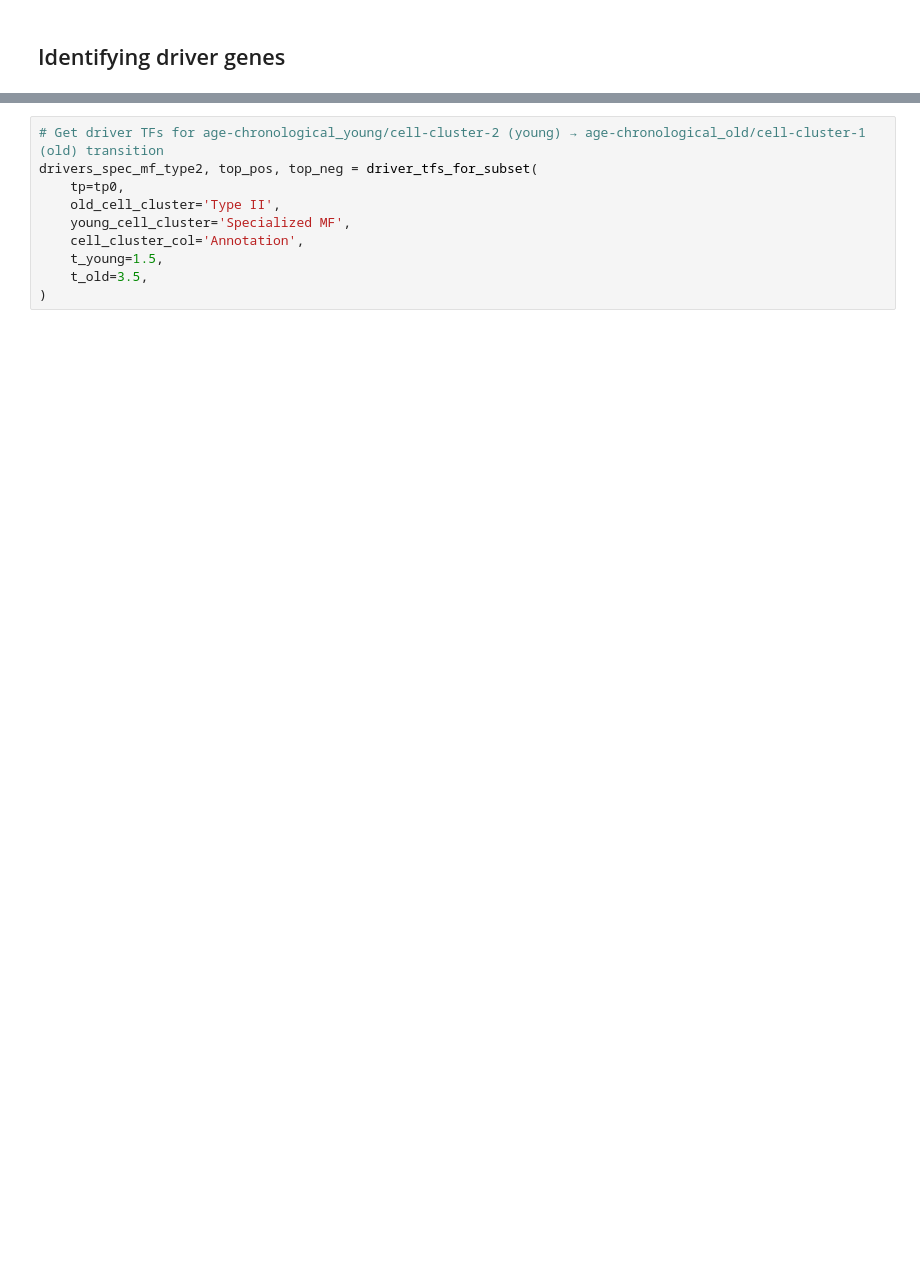
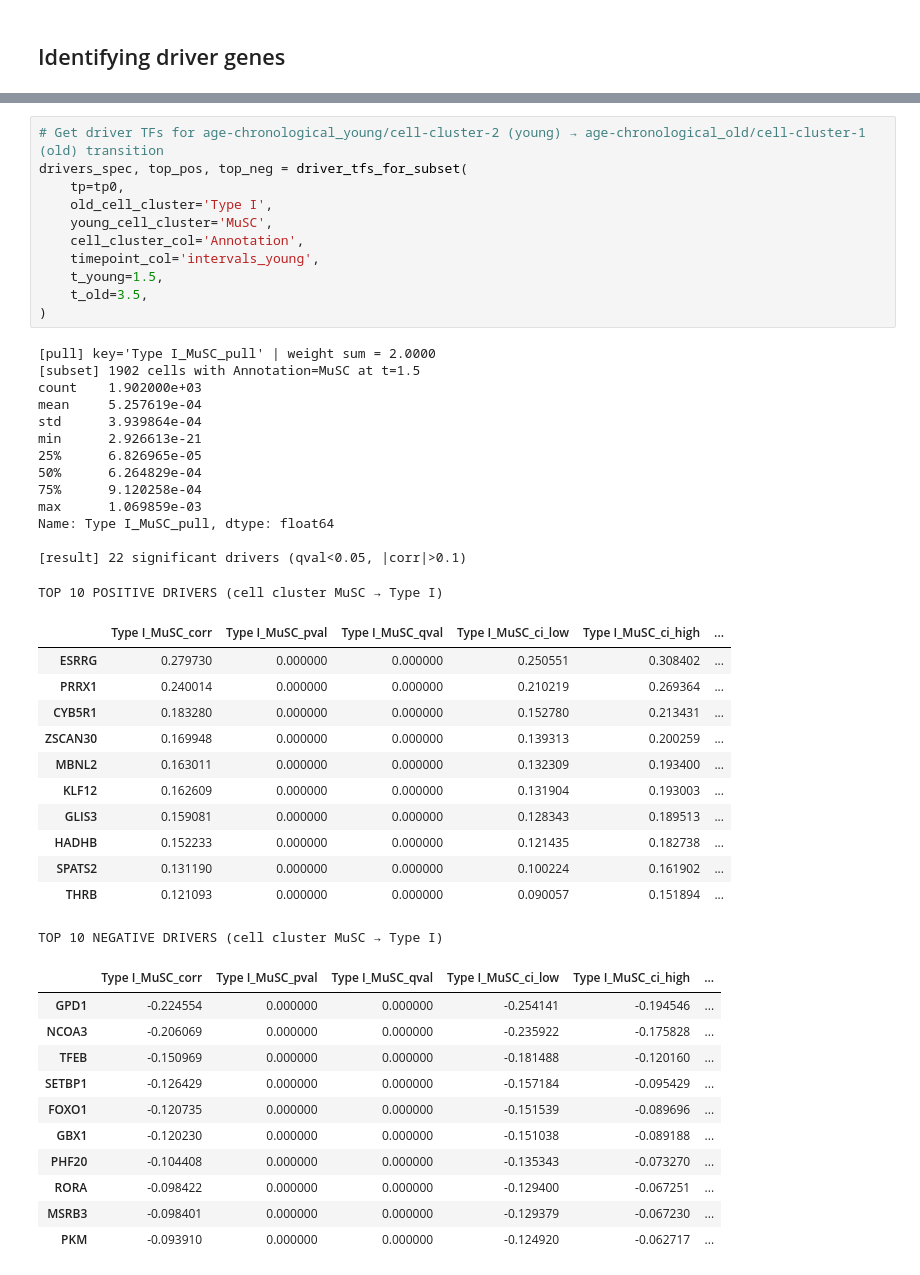
Before and after one commit to sachha-naksha/moscot_analysis, a Jupyter notebook: ageing_skm.ipynb, the cells around one changed output, grey strips where cells are left out. Saved outputs shown, nothing was run; the diff lists cells and outputs as text; blank space fills up the shorter version.

```diff
--- a/ageing_skm.ipynb
+++ b/ageing_skm.ipynb
@@ -578,10 +506,49 @@ sc.pp.log1p(tp0.adata)
 # %%
 # Get driver TFs for age-chronological_young/cell-cluster-2 (young) → age-chronological_old/cell-cluster-1 (old) transition
-drivers_spec_mf_type2, top_pos, top_neg = driver_tfs_for_subset(
+drivers_spec, top_pos, top_neg = driver_tfs_for_subset(
     tp=tp0,
-    old_cell_cluster='Type II',
-    young_cell_cluster='Specialized MF',
+    old_cell_cluster='Type I',
+    young_cell_cluster='MuSC',
     cell_cluster_col='Annotation',
+    timepoint_col='intervals_young',
     t_young=1.5,
     t_old=3.5,
 )
+# %% [output]
+[pull] key='Type I_MuSC_pull' | weight sum = 2.0000
+[subset] 1902 cells with Annotation=MuSC at t=1.5
+count    1.902000e+03
+mean     5.257619e-04
+std      3.939864e-04
+min      2.926613e-21
+25%      6.826965e-05
+50%      6.264829e-04
+75%      9.120258e-04
+max      1.069859e-03
+Name: Type I_MuSC_pull, dtype: float64
+
+[result] 22 significant drivers (qval<0.05, |corr|>0.1)
+TOP 10 POSITIVE DRIVERS (cell cluster MuSC → Type I)
+|  | Type I_MuSC_corr | Type I_MuSC_pval | Type I_MuSC_qval | Type I_MuSC_ci_low | Type I_MuSC_ci_high | ... |
+| ESRRG | 0.279730 | 0.000000 | 0.000000 | 0.250551 | 0.308402 | ... |
+| PRRX1 | 0.240014 | 0.000000 | 0.000000 | 0.210219 | 0.269364 | ... |
+| CYB5R1 | 0.183280 | 0.000000 | 0.000000 | 0.152780 | 0.213431 | ... |
+| ZSCAN30 | 0.169948 | 0.000000 | 0.000000 | 0.139313 | 0.200259 | ... |
+| MBNL2 | 0.163011 | 0.000000 | 0.000000 | 0.132309 | 0.193400 | ... |
+| KLF12 | 0.162609 | 0.000000 | 0.000000 | 0.131904 | 0.193003 | ... |
+| GLIS3 | 0.159081 | 0.000000 | 0.000000 | 0.128343 | 0.189513 | ... |
+| HADHB | 0.152233 | 0.000000 | 0.000000 | 0.121435 | 0.182738 | ... |
+| SPATS2 | 0.131190 | 0.000000 | 0.000000 | 0.100224 | 0.161902 | ... |
+| THRB | 0.121093 | 0.000000 | 0.000000 | 0.090057 | 0.151894 | ... |
+TOP 10 NEGATIVE DRIVERS (cell cluster MuSC → Type I)
+|  | Type I_MuSC_corr | Type I_MuSC_pval | Type I_MuSC_qval | Type I_MuSC_ci_low | Type I_MuSC_ci_high | ... |
+| GPD1 | -0.224554 | 0.000000 | 0.000000 | -0.254141 | -0.194546 | ... |
+| NCOA3 | -0.206069 | 0.000000 | 0.000000 | -0.235922 | -0.175828 | ... |
+| TFEB | -0.150969 | 0.000000 | 0.000000 | -0.181488 | -0.120160 | ... |
+| SETBP1 | -0.126429 | 0.000000 | 0.000000 | -0.157184 | -0.095429 | ... |
+| FOXO1 | -0.120735 | 0.000000 | 0.000000 | -0.151539 | -0.089696 | ... |
+| GBX1 | -0.120230 | 0.000000 | 0.000000 | -0.151038 | -0.089188 | ... |
+| PHF20 | -0.104408 | 0.000000 | 0.000000 | -0.135343 | -0.073270 | ... |
+| RORA | -0.098422 | 0.000000 | 0.000000 | -0.129400 | -0.067251 | ... |
+| MSRB3 | -0.098401 | 0.000000 | 0.000000 | -0.129379 | -0.067230 | ... |
+| PKM | -0.093910 | 0.000000 | 0.000000 | -0.124920 | -0.062717 | ... |
```
Also changed, not shown: parts of 38 cells of this notebook.
